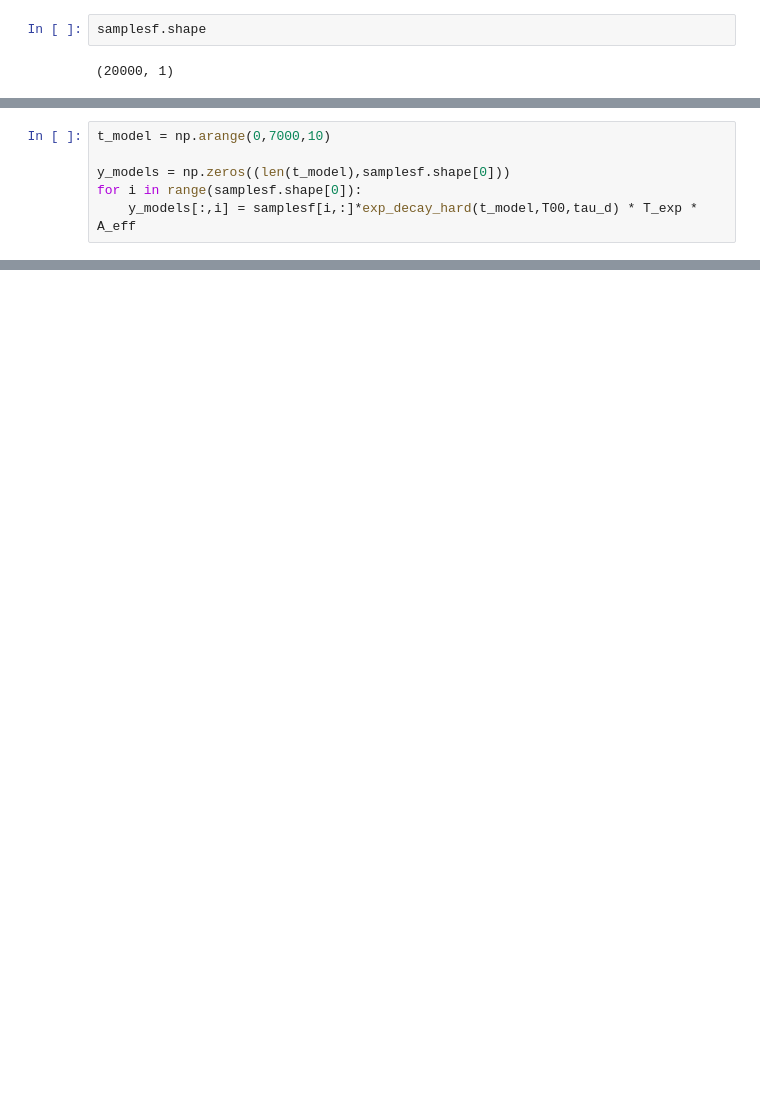
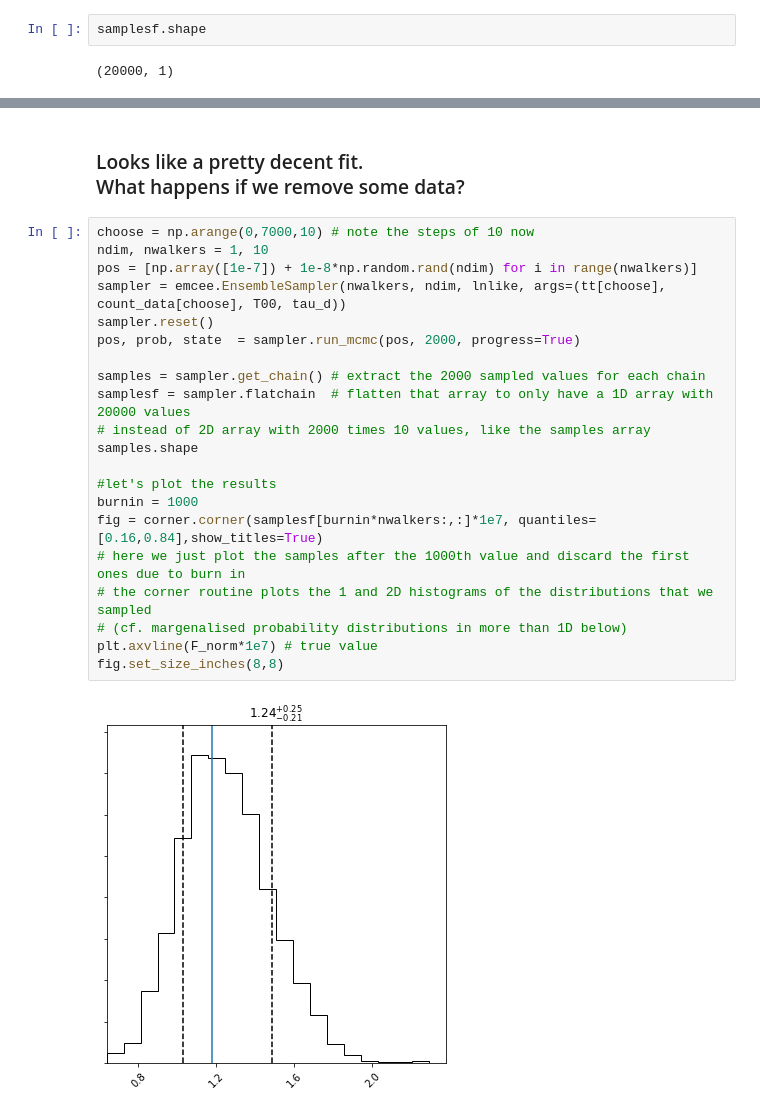
Before and after one commit to tsiegert/for-students, a Jupyter notebook: nova_analysis/Nova_analysis_v2.1.ipynb, the cells around one changed output, grey strips where cells are left out. Saved outputs shown, nothing was run; the diff lists cells and outputs as text; blank space fills up the shorter version.

```diff
--- a/nova_analysis/Nova_analysis_v2.1.ipynb
+++ b/nova_analysis/Nova_analysis_v2.1.ipynb
@@ -424,6 +501,0 @@ np.median(samplesf[1000*ndim:]),np.std(samplesf[1000*ndim:])
-# %%
-t_model = np.arange(0,7000,10)
-
-y_models = np.zeros((len(t_model),samplesf.shape[0]))
-for i in range(samplesf.shape[0]):
-    y_models[:,i] = samplesf[i,:]*exp_decay_hard(t_model,T00,tau_d) * T_exp * A_eff
@@ -470,0 +591,26 @@ for i in range(50):
+# %% [markdown]
+<h3>Looks like a pretty decent fit.<br>
+    What happens if we remove some data?</h3>
+# %%
+choose = np.arange(0,7000,10) # note the steps of 10 now
+ndim, nwalkers = 1, 10
+pos = [np.array([1e-7]) + 1e-8*np.random.rand(ndim) for i in range(nwalkers)]
+sampler = emcee.EnsembleSampler(nwalkers, ndim, lnlike, args=(tt[choose], count_data[choose], T00, tau_d))
+sampler.reset()
+pos, prob, state  = sampler.run_mcmc(pos, 2000, progress=True)
+
+samples = sampler.get_chain() # extract the 2000 sampled values for each chain
+samplesf = sampler.flatchain  # flatten that array to only have a 1D array with 20000 values
+# instead of 2D array with 2000 times 10 values, like the samples array
+samples.shape
+
+#let's plot the results
+burnin = 1000
+fig = corner.corner(samplesf[burnin*nwalkers:,:]*1e7, quantiles=[0.16,0.84],show_titles=True)
+# here we just plot the samples after the 1000th value and discard the first ones due to burn in
+# the corner routine plots the 1 and 2D histograms of the distributions that we sampled
+# (cf. margenalised probability distributions in more than 1D below)
+plt.axvline(F_norm*1e7) # true value
+fig.set_size_inches(8,8)
+# %% [output]
+[figure, added]
```
Also changed, not shown: parts of 156 cells of this notebook.
